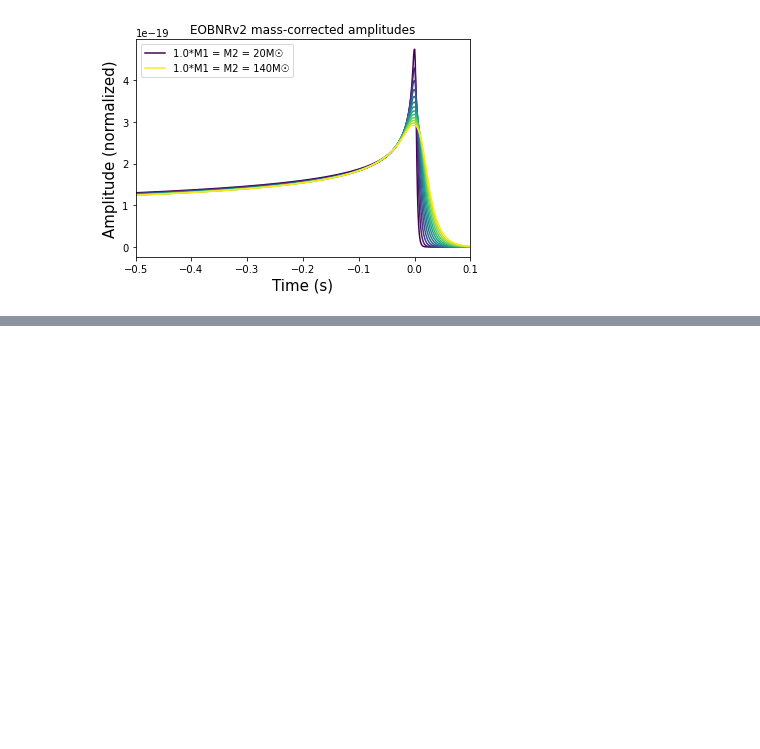
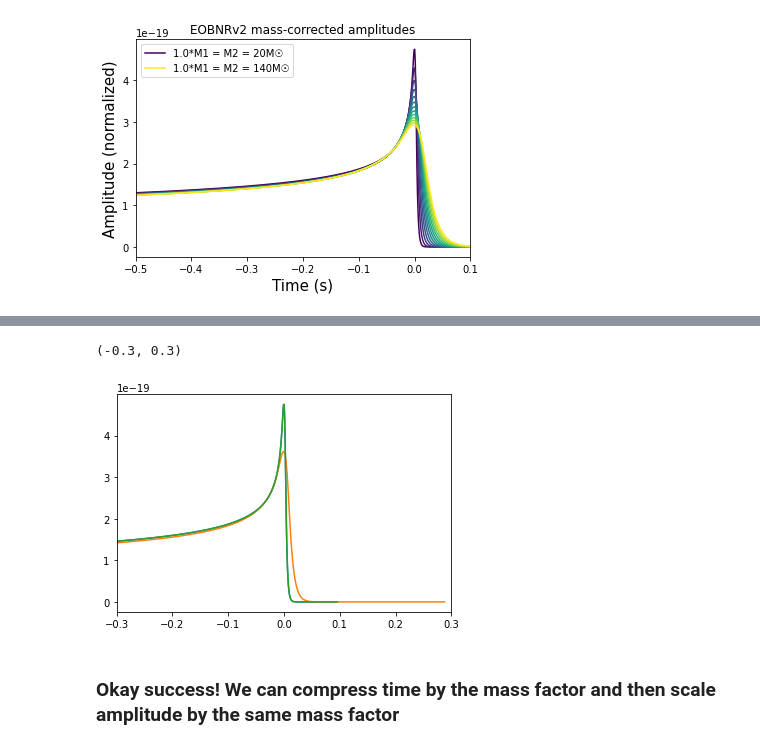
Before and after one commit to ejmichaud/chirps, a Jupyter notebook: sanity-check-v2.ipynb, the cells around one changed output, grey strips where cells are left out. Cells and saved outputs as stored; diff of their text form; code cells hidden in the pictures; blank space fills up the shorter version.

```diff
--- a/sanity-check-v2.ipynb
+++ b/sanity-check-v2.ipynb
@@ -518,0 +531,15 @@ plt.legend()
+# %%
+amp3 = amp2.copy()
+scale = 3.0
+amp3_sample_times = amp3.sample_times / scale
+amp3 = amp3 * np.power(scale, 1/4)
+
+plt.plot(amp1.sample_times, amp1)
+plt.plot(amp2.sample_times, amp2)
+plt.plot(amp3_sample_times, amp3)
+plt.xlim(-0.3, 0.3)
+# %% [output]
+(-0.3, 0.3)
+[figure, added]
+# %% [markdown]
+### Okay success! We can compress time by the mass factor and then scale amplitude by the same mass factor
```
Also changed, not shown: parts of 11 cells of this notebook, 2 other files.
